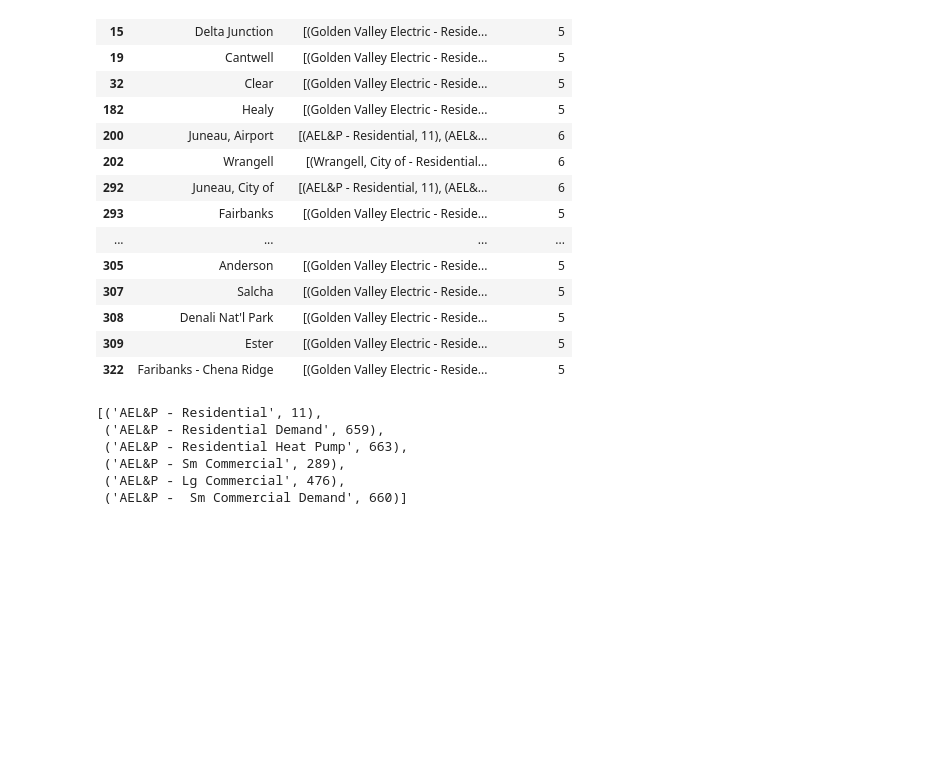
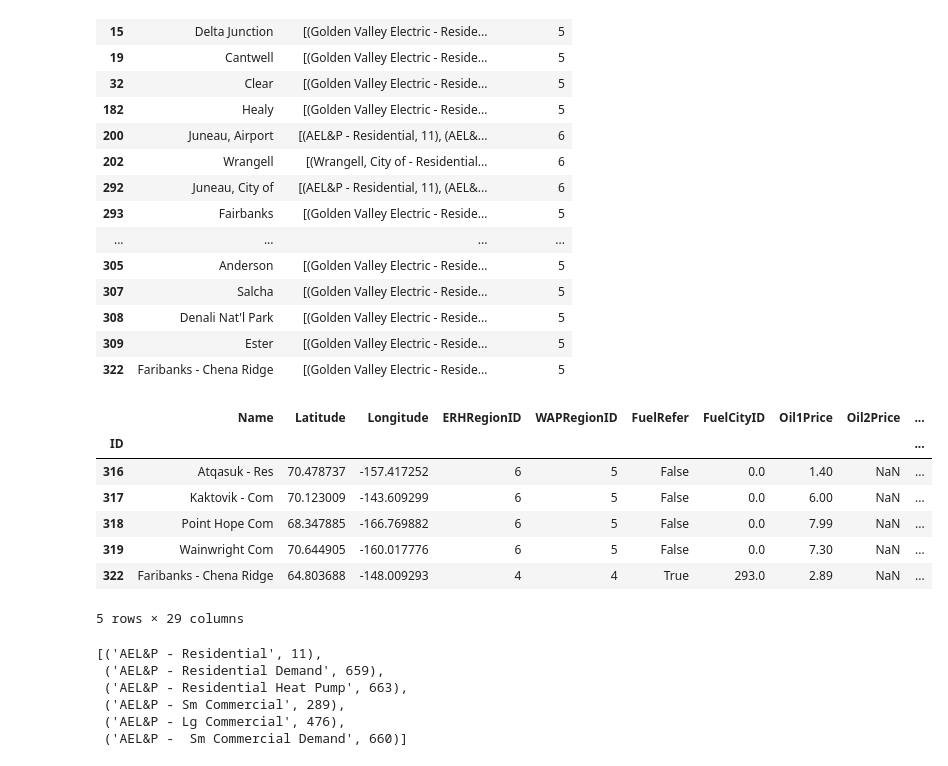
Before and after one commit to alanmitchell/heat-pump-calc, a Jupyter notebook: library_test.ipynb, the cells around one changed output. Cells and saved outputs as stored; diff of their text form; code cells hidden in the pictures; blank space fills up the shorter version.

```diff
--- a/library_test.ipynb
+++ b/library_test.ipynb
@@ -250,6 +252,17 @@ dfc.query('elec_count > 3')[['Name', 'ElecUtilities', 'elec_count']]
 | 308 | Denali Nat'l Park | [(Golden Valley Electric - Reside... | 5 |
 | 309 | Ester | [(Golden Valley Electric - Reside... | 5 |
 | 322 | Faribanks - Chena Ridge | [(Golden Valley Electric - Reside... | 5 |
+# %%
+dfc.tail()
+# %% [output]
+|  | Name | Latitude | Longitude | ERHRegionID | WAPRegionID | FuelRefer | FuelCityID | Oil1Price | Oil2Price | ... |
+| ID |  |  |  |  |  |  |  |  |  | ... |
+| 316 | Atqasuk - Res | 70.478737 | -157.417252 | 6 | 5 | False | 0.0 | 1.40 | NaN | ... |
+| 317 | Kaktovik - Com | 70.123009 | -143.609299 | 6 | 5 | False | 0.0 | 6.00 | NaN | ... |
+| 318 | Point Hope Com | 68.347885 | -166.769882 | 6 | 5 | False | 0.0 | 7.99 | NaN | ... |
+| 319 | Wainwright Com | 70.644905 | -160.017776 | 6 | 5 | False | 0.0 | 7.30 | NaN | ... |
+| 322 | Faribanks - Chena Ridge | 64.803688 | -148.009293 | 4 | 4 | True | 293.0 | 2.89 | NaN | ... |
+5 rows × 29 columns
 # %%
 dfc.loc[301].ElecUtilities
 # %% [output]
```
Also changed, not shown: parts of 7 cells of this notebook, 3 other files.
